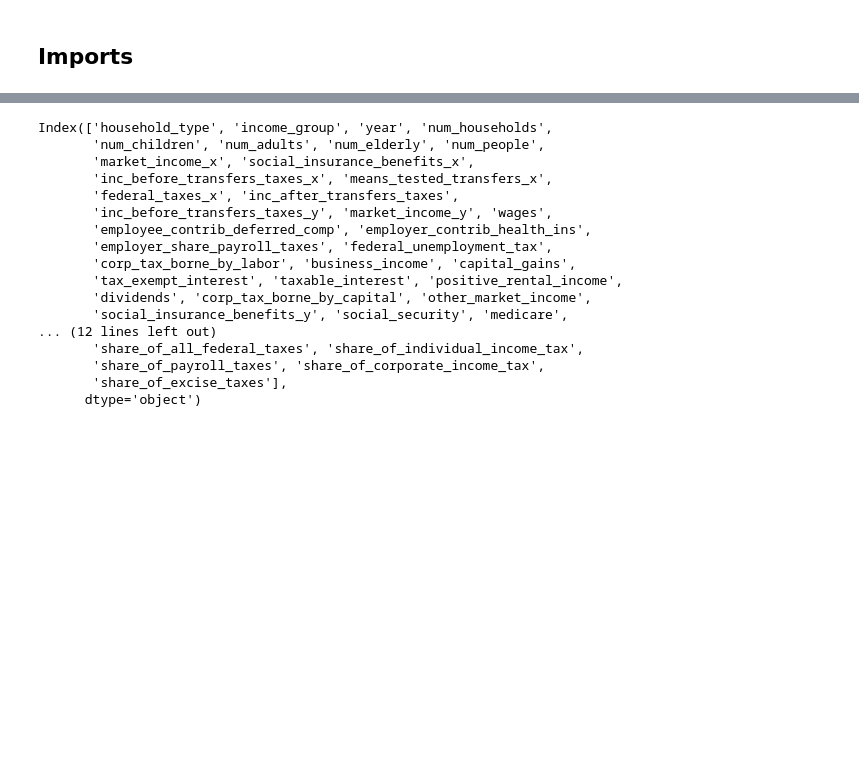
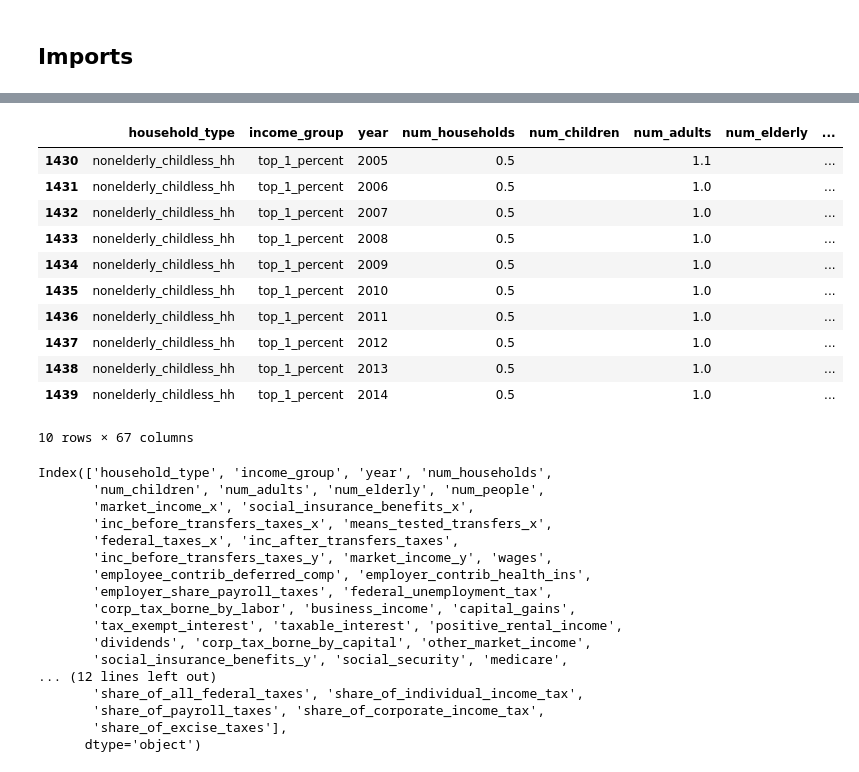
Before and after one commit to kevinxperese/merge_distribution_data, a Jupyter notebook: merge_distribution_data.ipynb, the cells around one changed output, grey strips where cells are left out. Drawn from its saved outputs; the diff is of its cells as text; code cells hidden in the pictures; blank space fills up the shorter version.

```diff
--- a/merge_distribution_data.ipynb
+++ b/merge_distribution_data.ipynb
@@ -59,3 +90,18 @@ all_data.head()
+# %%
+all_data.tail(10)
+# %% [output]
+|  | household_type | income_group | year | num_households | num_children | num_adults | num_elderly | ... |
+| 1430 | nonelderly_childless_hh | top_1_percent | 2005 | 0.5 |  | 1.1 |  | ... |
+| 1431 | nonelderly_childless_hh | top_1_percent | 2006 | 0.5 |  | 1.0 |  | ... |
+| 1432 | nonelderly_childless_hh | top_1_percent | 2007 | 0.5 |  | 1.0 |  | ... |
+| 1433 | nonelderly_childless_hh | top_1_percent | 2008 | 0.5 |  | 1.0 |  | ... |
+| 1434 | nonelderly_childless_hh | top_1_percent | 2009 | 0.5 |  | 1.0 |  | ... |
+| 1435 | nonelderly_childless_hh | top_1_percent | 2010 | 0.5 |  | 1.0 |  | ... |
+| 1436 | nonelderly_childless_hh | top_1_percent | 2011 | 0.5 |  | 1.0 |  | ... |
+| 1437 | nonelderly_childless_hh | top_1_percent | 2012 | 0.5 |  | 1.0 |  | ... |
+| 1438 | nonelderly_childless_hh | top_1_percent | 2013 | 0.5 |  | 1.0 |  | ... |
+| 1439 | nonelderly_childless_hh | top_1_percent | 2014 | 0.5 |  | 1.0 |  | ... |
+10 rows × 67 columns
 # %%
 all_data.columns
 # %% [output]
```
Also changed, not shown: parts of 15 cells of this notebook, 16 other files.
